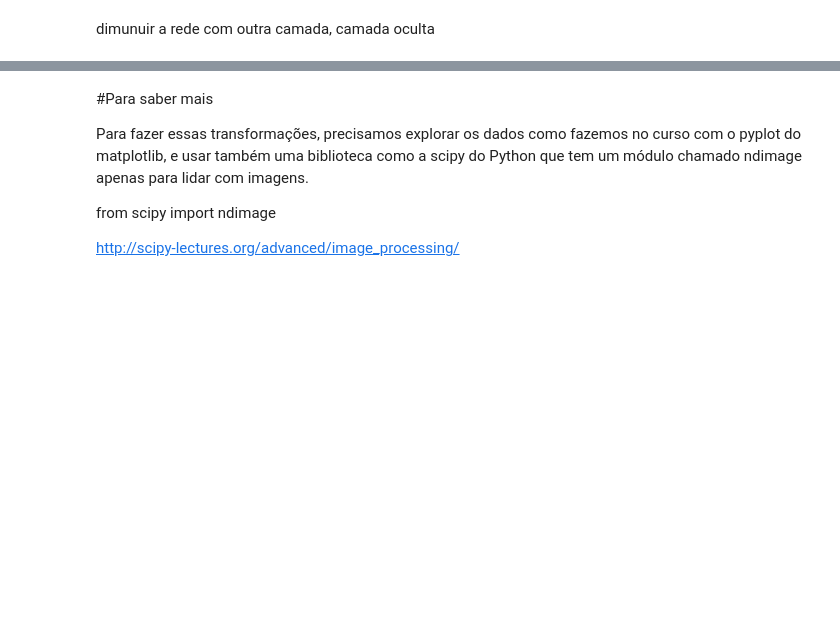
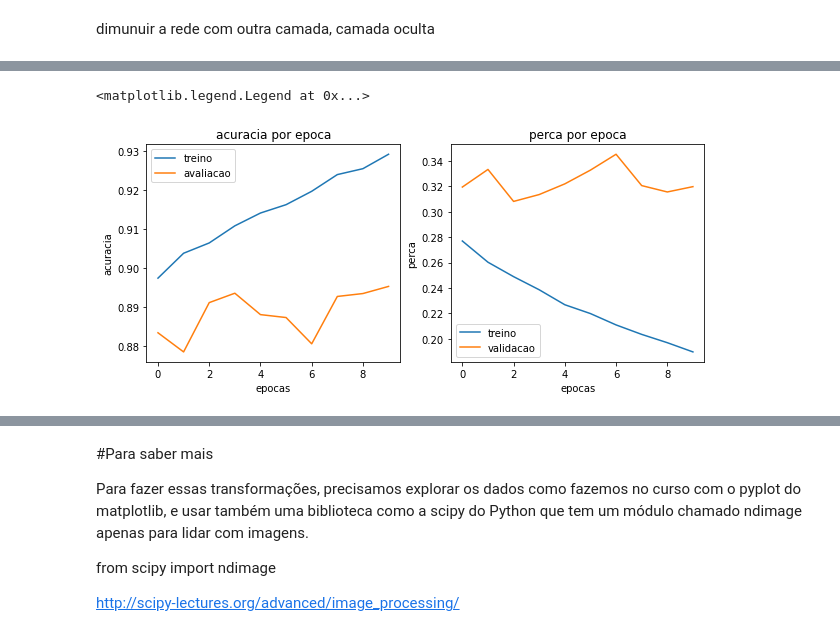
Before and after one commit to EduardoMoraesRitter/introducao_Deep_Learning_keras_tensorflow, a Jupyter notebook: deep_learning_classificacao.ipynb, the cells around one changed output, grey strips where cells are left out. Cells and saved outputs as stored; diff of their text form; code cells hidden in the pictures; blank space fills up the shorter version.

```diff
--- a/deep_learning_classificacao.ipynb
+++ b/deep_learning_classificacao.ipynb
@@ -248,0 +406,15 @@ modelo5.fit(imagens_treino_normalizado, identificacoes_treino)
+# %%
+#4 camadas 56 > 256 > 10
+#agora almentar as epocas epochs=10
+#saber as metricas de accuracy
+#tbm incluir dados para a validacao de 20%
+modelo8 = keras.Sequential([
+                           keras.layers.Flatten(input_shape=(28, 28)),
+                           keras.layers.Dense(256, activation=tensorflow.nn.relu),
+                           keras.layers.Dense(10, activation=tensorflow.nn.softmax)
+                           ])
+
+modelo8.compile(optimizer='adam',
+               loss='sparse_categorical_crossentropy', metrics=['accuracy'])
+
+historico8 = modelo7.fit(imagens_treino_normalizado, identificacoes_treino, epochs=10, validation_split=0.2)
@@ -248,0 +442,21 @@ modelo5.fit(imagens_treino_normalizado, identificacoes_treino)
+# %%
+fig, axs = plt.subplots(1,2, figsize=(10,4))
+
+#visualizar a acuracia conforme o treino
+axs[0].plot(historico8.history['accuracy'])
+axs[0].plot(historico8.history['val_accuracy'])
+axs[0].set_title('acuracia por epoca')
+axs[0].set_xlabel('epocas')
+axs[0].set_ylabel('acuracia')
+axs[0].legend(['treino', 'avaliacao'])
+
+#visualizar a perca conforme o treino
+axs[1].plot(historico8.history['loss'])
+axs[1].plot(historico8.history['val_loss'])
+axs[1].set_title('perca por epoca')
+axs[1].set_xlabel('epocas')
+axs[1].set_ylabel('perca')
+axs[1].legend(['treino', 'validacao'])
+# %% [output]
+<matplotlib.legend.Legend at 0x...>
+[figure, added]
```
Also changed, not shown: parts of 25 cells of this notebook.
